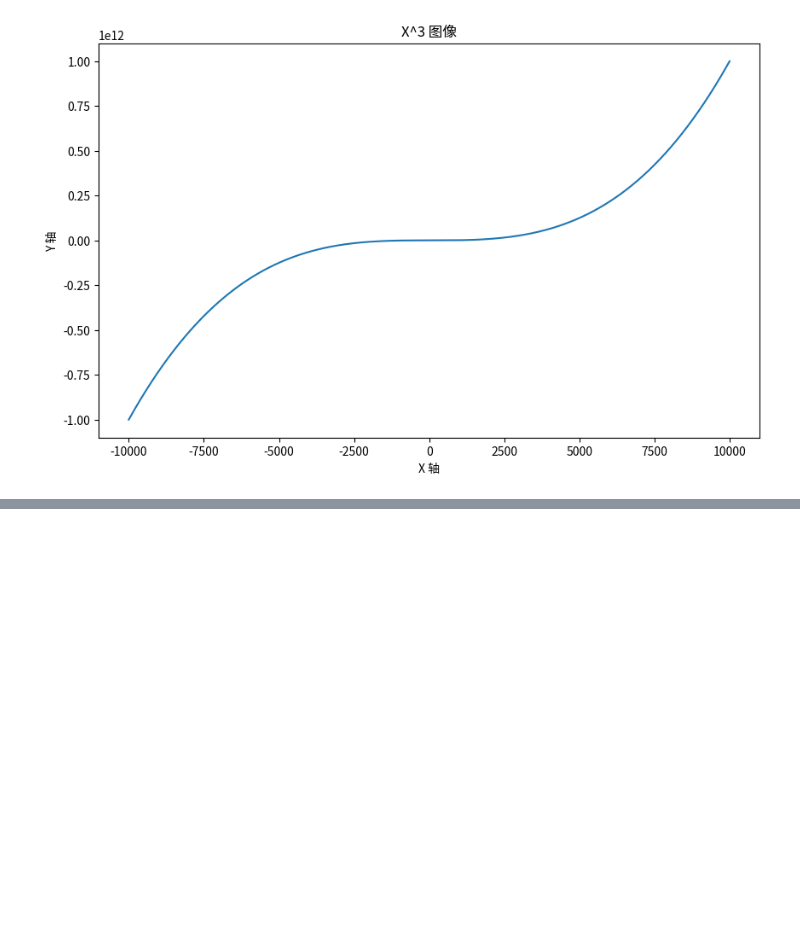
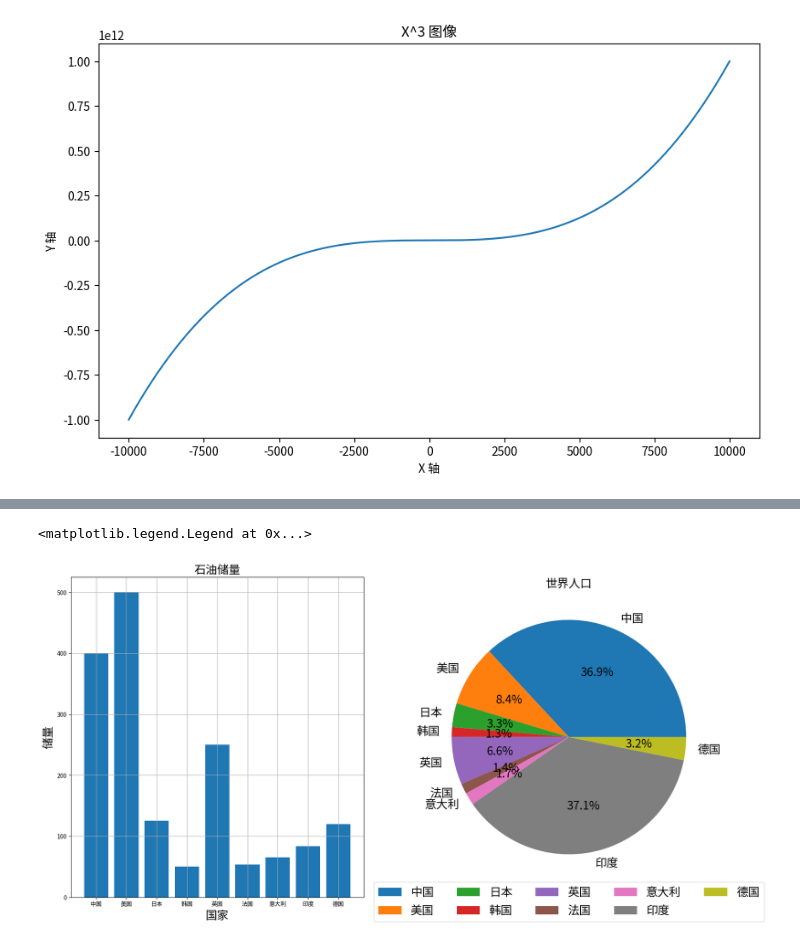
Before and after one commit to Whisper-Tang/Python_learning, a Jupyter notebook: Jupyter/matplotlib.ipynb, the cells around one changed output, grey strips where cells are left out. Drawn from its saved outputs; the diff is of its cells as text; code cells hidden in the pictures; blank space fills up the shorter version.

Commit message:
add matplotlib_learning

```diff
--- a/Jupyter/matplotlib.ipynb
+++ b/Jupyter/matplotlib.ipynb
@@ -22,0 +64,31 @@ plt.show()
+# %%
+from calendar import c
+from pydoc import text
+
+from matplotlib import axes
+from matplotlib.pylab import f
+countries = ['中国', '美国', '日本', '韩国', '英国', '法国', '意大利', '印度', '德国']
+oil_storage = [400,500,125,50,250,54,65,84,120]
+
+figure,axes = plt.subplots(1, 2, figsize=(20, 10),dpi = 100)
+
+axes_oil = axes[0]
+axes_oil.set_title('石油储量',fontsize=20)
+axes_oil.bar(countries, oil_storage)
+axes_oil.set_xlabel('国家',fontsize=20)
+axes_oil.set_ylabel('储量',fontsize=20)
+# axes_oil.set_xticklabels(countries, rotation=45) # rotation=45 旋转45度, 避免标签重叠
+axes_oil.grid(True)
+
+# 世界人口
+# '中国', '美国', '日本', '韩国', '英国', '法国', '意大利', '印度', '德国'
+# 对应人口数量为：
+population = [1400,320,125,50,250,54,65,1409,120]
+axes_population = axes[1]
+axes_population.pie(population, labels=countries, autopct='%1.1f%%',textprops={'fontsize':20})
+axes_population.set_label(countries)
+axes_population.set_title('世界人口',fontsize=20)
+axes_population.legend(loc='lower center',ncol=5,bbox_to_anchor=(0.5, -0.15),fontsize=20)
+# %% [output]
+<matplotlib.legend.Legend at 0x...>
+[figure, added]
```
Also changed, not shown: parts of 5 cells of this notebook, 7 other files.
